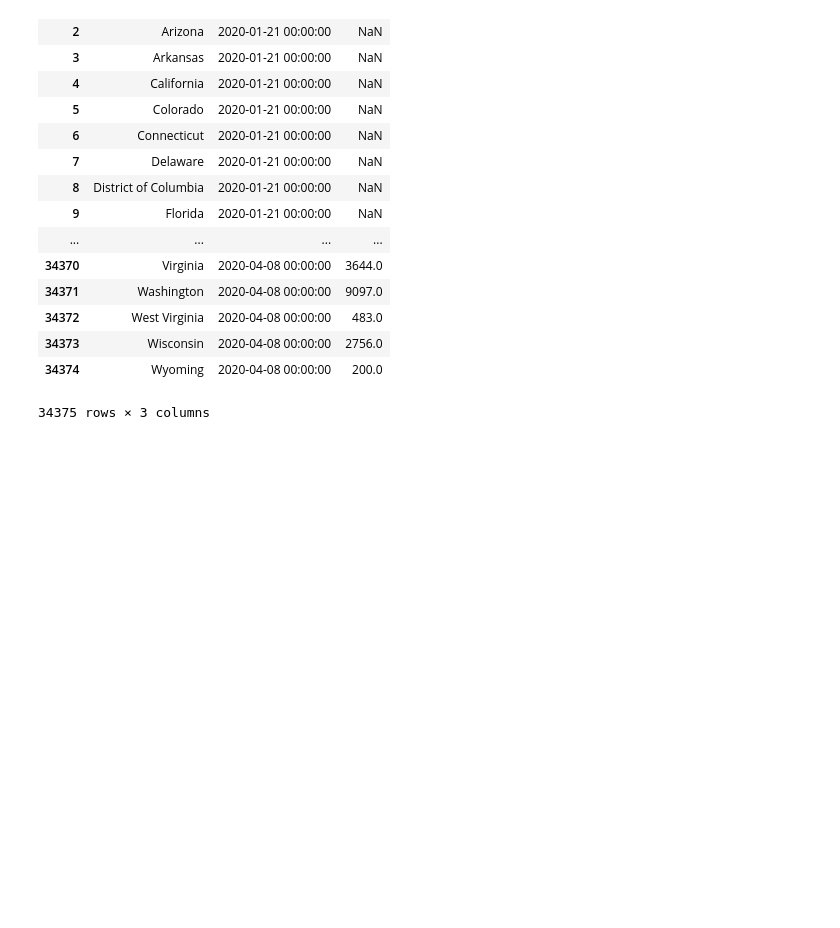
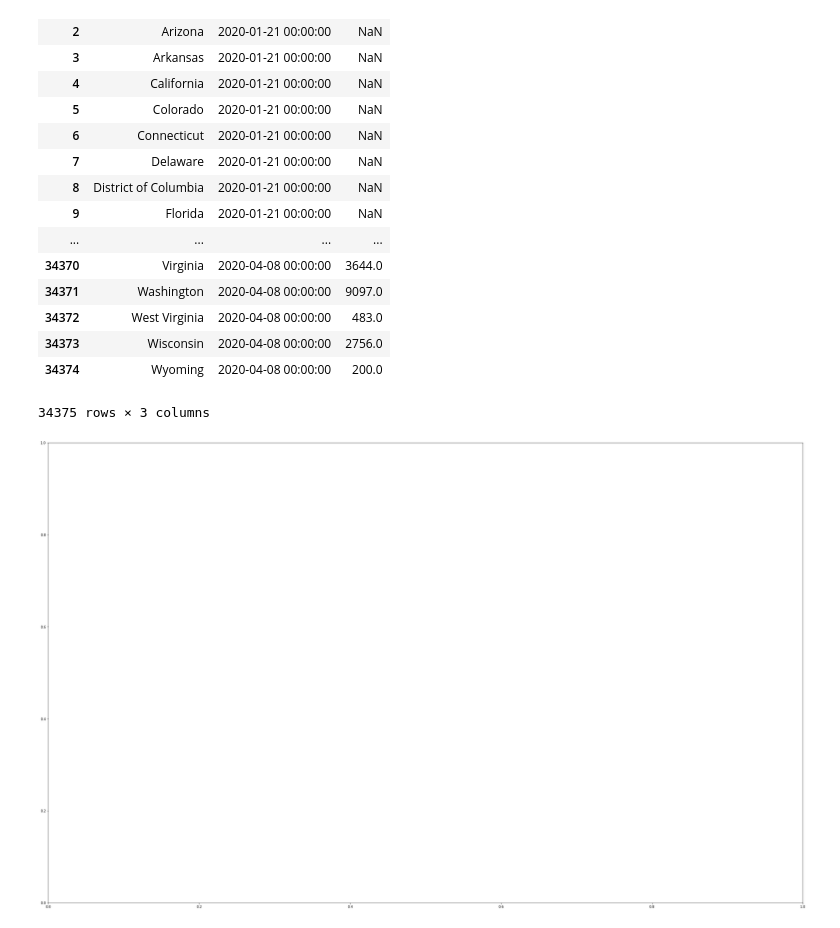
Before and after one commit to irwinmier96/Extra_Side_Projects, a Jupyter notebook: Coronavirus Cases by U.S County 2020/cases_US_state_over_time_running_chart.ipynb, the cells around one changed output. Cells and saved outputs as stored; diff of their text form; code cells hidden in the pictures; blank space fills up the shorter version.

Commit message:
working on the graph

```diff
--- a/Coronavirus Cases by U.S County 2020/cases_US_state_over_time_running_chart.ipynb
+++ b/Coronavirus Cases by U.S County 2020/cases_US_state_over_time_running_chart.ipynb
@@ -84,0 +89,61 @@ df
+# %%
+def transform_color(color, amount = 0.5):
+
+    try:
+        c = mc.cnames[color]
+    except:
+        c = color
+        c = colorsys.rgb_to_hls(*mc.to_rgb(c))
+    return colorsys.hls_to_rgb(c[0], 1 - amount * (1 - c[1]), c[2])
+# %%
+all_names = df['state'].unique().tolist()
+random_hex_colors = []
+for i in range(len(all_names)):
+    random_hex_colors.append('#' + '%06X' % randint(0, 0xFFFFFF))
+# %%
+rgb_colors = [transform_color(i, 1) for i in random_hex_colors]
+rgb_colors_opacity = [rgb_colors[x] + (0.825,) for x in range(len(rgb_colors))]
+rgb_colors_dark = [transform_color(i, 1.12) for i in random_hex_colors]
+# %%
+fig, ax = plt.subplots(figsize = (40, 25))
+
+num_of_elements = 10
+
+def create_barchart(Date):
+
+    df_frame = df[df['date'].eq(Date)].sort_values(by = 'value', ascending = True).tail(num_of_elements)
+    ax.clear()
+
+    normal_colors = dict(zip(df['state'].unique(), rgb_colors_opacity))
+    dark_colors = dict(zip(df['state'].unique(), rgb_colors_dark))
+
+    ax.barh(df_frame['state'], df_frame['value'], color = [normal_colors[x] for x in df_frame['state']], height = 0.8,
+            edgecolor =([dark_colors[x] for x in df_frame['state']]), linewidth = '6')
+
+    dx = float(df_frame['value'].max()) / 200
+
+    for i, (value, name) in enumerate(zip(df_frame['value'], df_frame['state'])):
+        ax.text(value + dx, i + (num_of_elements / 50), '    ' + name,
+        size = 36, weight = 'bold', ha = 'left', va = 'center', fontdict = {'fontname': 'Trebuchet MS'})
+        ax.text(value + dx, i - (num_of_elements / 50), f'    {value:,.0f}', size = 36, ha = 'left', va = 'center')
+
+    time_unit_displayed = re.sub(r'\^(.*)', r'', str(Date))
+    ax.text(1.0, 1.14, time_unit_displayed, transform = ax.transAxes, color = '#666666',
+            size = 62, ha = 'right', weight = 'bold', fontdict = {'fontname': 'Trebuchet MS'})
+    ax.text(-0.005, 1.06, 'Number of Cases', transform = ax.transAxes, size = 30, color = '#666666')
+    ax.text(-0.005, 1.14, 'States in the US with the Most Coronavirus Cases from January to April 2020', transform = ax.transAxes,
+            size = 62, weight = 'bold', ha = 'left', fontdict = {'fontname': 'Trebuchet MS'})
+
+    ax.xaxis.set_major_formatter(ticker.StrMethodFormatter('{x:,.0f}'))
+    ax.xaxis.set_ticks_position('top')
+    ax.tick_params(axis = 'x', colors = '#666666', labelsize = 28)
+    ax.set_yticks([])
+    ax.set_axisbelow(True)
+    ax.margins(0, 0.01)
+    ax.grid(which = 'major', axis = 'x', linestyle = '-')
+
+    plt.locator_params(axis = 'x', nbins = 4)
+    plt.box(False)
+    plt.subplots_adjust(left = 0.075, right = 0.75, top = 0.825, bottom = 0.05, wspace = 0.2, hspace = 0.2)
+# %% [output]
+[figure, added]
```
Also changed, not shown: parts of 3 cells of this notebook.
